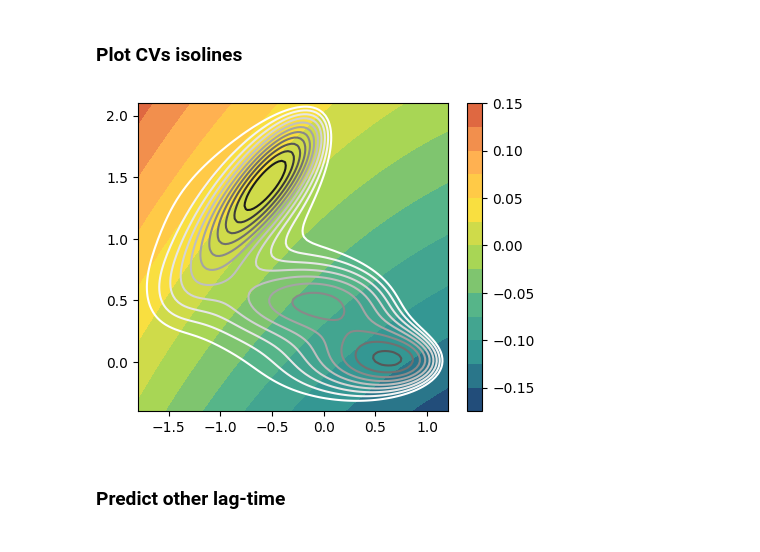
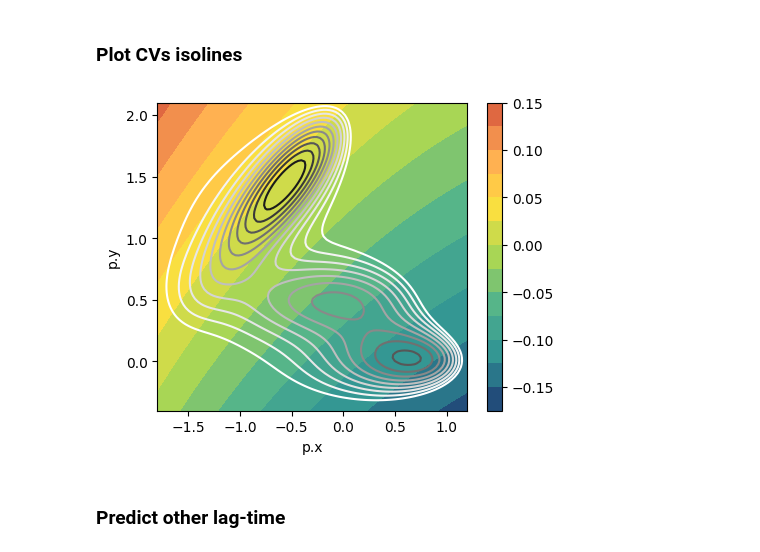
Before and after one commit to Kai-Zhu-2001/SelfTICA, a Jupyter notebook: tutorials/adv_selftica.ipynb, the cells around one changed output. Cells and saved outputs as stored; diff of their text form; code cells hidden in the pictures.

```diff
--- a/tutorials/adv_selftica.ipynb
+++ b/tutorials/adv_selftica.ipynb
@@ -177,0 +180,38 @@ plt.show()
+# %%
+fig, axs = plt.subplots(1, 5, figsize=(6*5, 5), dpi=100)
+axs = axs.flatten()
+
+x = df['p.x'].values
+y = df['p.y'].values
+
+# Evaluate encoder features
+with torch.no_grad():
+    s = model(torch.Tensor(X)).numpy()
+
+# Plot the first five learned features
+for i in range(5):
+    ax = axs[i]
+    pp = ax.hexbin(x, y, C=s[:, i], gridsize=150, cmap='fessa')
+
+    plot_isolines_2D(
+        muller_brown_potential,
+        levels=np.linspace(0, 24, 12),
+        mode='contour',
+        ax=ax
+    )
+
+    # colorbar
+    cbar = plt.colorbar(pp, ax=ax)
+    cbar.set_label(f'Feature {i+1}', fontsize=18)
+    cbar.ax.tick_params(labelsize=12)
+
+    # Set title and axis labels
+    ax.set_title(f'Feature {i+1}', fontsize=16)
+    ax.set_xlabel('p.x', fontsize=18)
+    ax.set_ylabel('p.y', fontsize=18)
+
+    # Customize tick parameters
+    ax.tick_params(axis='both', labelsize=14)
+
+plt.tight_layout()
+plt.show()
@@ -203,15 +245,17 @@ Text(0, 0.5, 'FES (kJ/mol)')
 # %%
 fig,axs = plt.subplots( 1, n_components, figsize=(5*n_components,4) )
 if n_components == 1:
     axs = [axs]
 for i in range(n_components):
     ax = axs[i]
 
     plot_isolines_2D(muller_brown_potential,levels=np.linspace(0,24,12),mode='contour',ax=ax)
-    plot_isolines_2D(model, component=i, ax=ax)
-    #ax.scatter(X[:,0],X[:,1],s=1, alpha=0.2,c='w')
+    cs= plot_isolines_2D(model, component=i, ax=ax)
+    cbar.set_label(f'TICA 1')
+    ax.set_xlabel('p.x')
+    ax.set_ylabel('p.y')
 # %% [output]
-[figure, old version]
+[figure, new version]
 # %% [markdown]
 ### Predict other lag-time
 # %%
```
Also changed, not shown: parts of 8 cells of this notebook.
